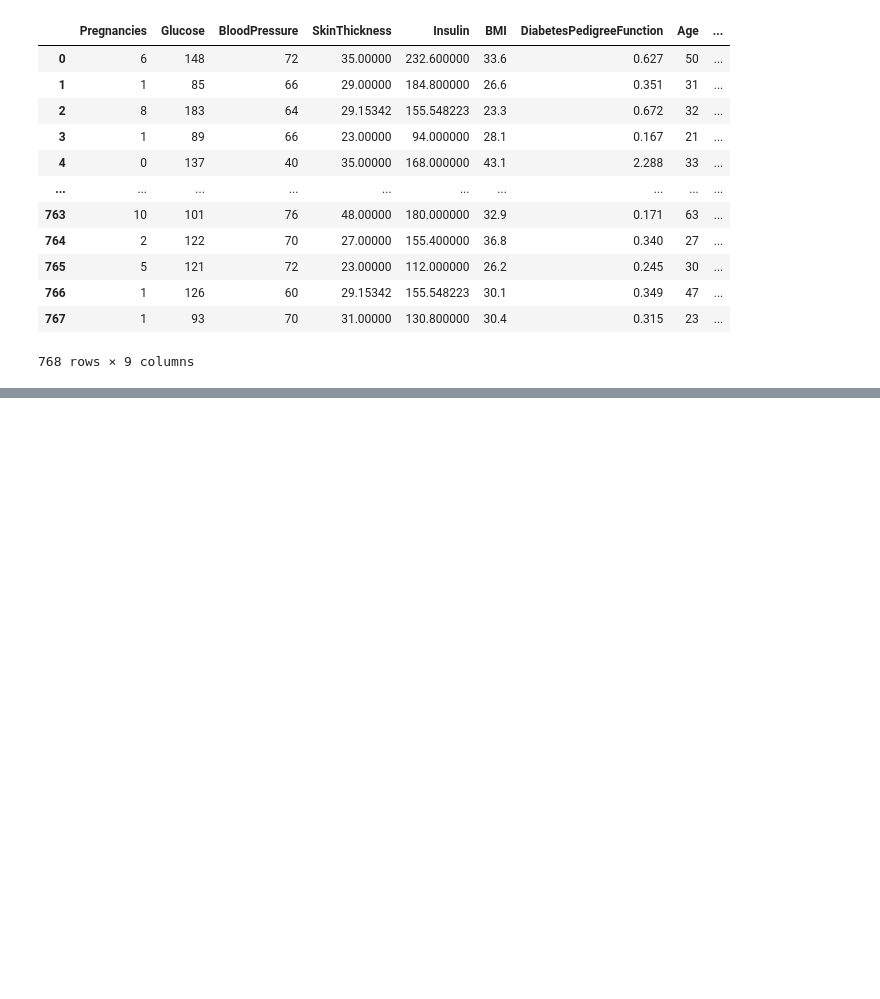
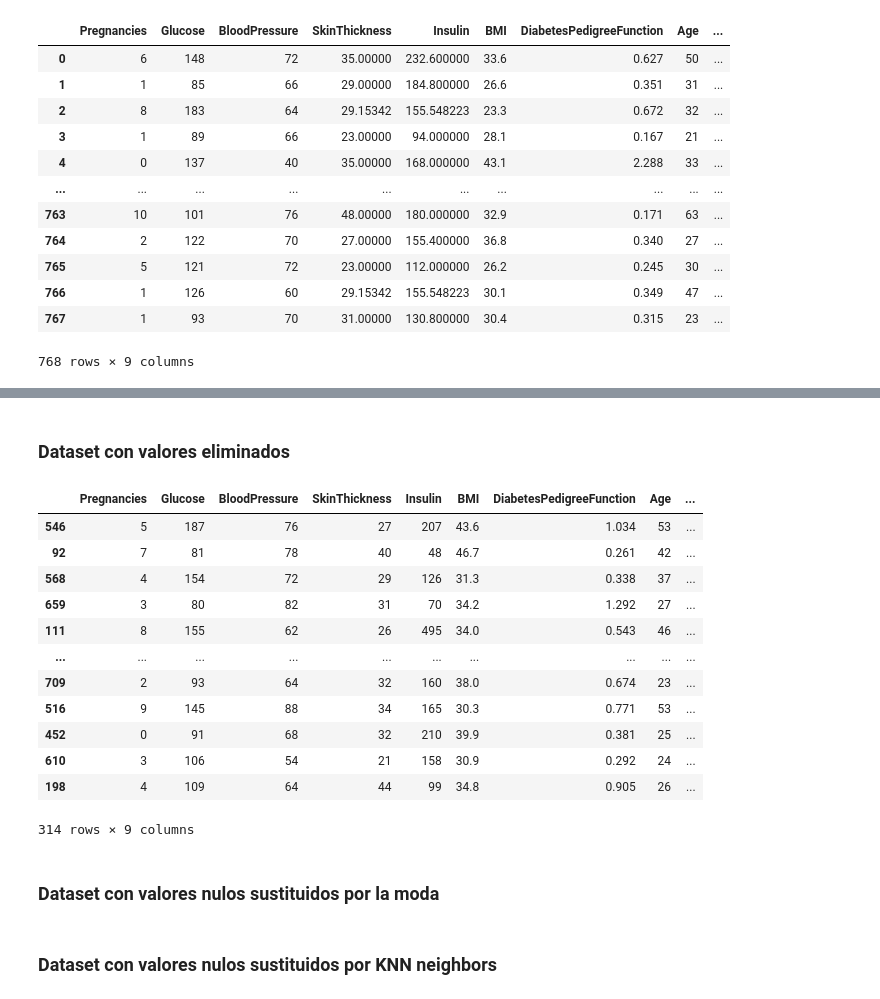
Before and after one commit to 4GeeksAcademy/sayons-intro-ml-new, a Jupyter notebook: src/04-decision-tree-eda.ipynb, the cells around one changed output, grey strips where cells are left out. Saved outputs shown, nothing was run; the diff lists cells and outputs as text; code cells hidden in the pictures; blank space fills up the shorter version.

```diff
--- a/src/04-eda-decision-tree.ipynb
+++ b/src/04-decision-tree-eda.ipynb
@@ -588,0 +613,27 @@ df_kn.to_csv("C:/Users/Simón/sayons-intro-ml-new/data/raw/df_diabetes_kn.csv",
+# %% [markdown]
+### Dataset con valores eliminados
+# %%
+X_train_filtrado, X_test_filtrado, y_train_filtrado, y_test_filtrado = train_test_split(df_filtrado.drop('Outcome', axis=1),
+                                                                                        df_filtrado['Outcome'],
+                                                                                        test_size=0.2,
+                                                                                        random_state=24,
+                                                                                        stratify=df_filtrado['Outcome'])
+
+df_train_filtrado = pd.concat([X_train_filtrado, y_train_filtrado],axis=1)
+df_test_filtrado = pd.concat([X_test_filtrado, y_test_filtrado], axis=1)
+
+df_train_filtrado
+# %% [output]
+|  | Pregnancies | Glucose | BloodPressure | SkinThickness | Insulin | BMI | DiabetesPedigreeFunction | Age | ... |
+| 546 | 5 | 187 | 76 | 27 | 207 | 43.6 | 1.034 | 53 | ... |
+| 92 | 7 | 81 | 78 | 40 | 48 | 46.7 | 0.261 | 42 | ... |
+| 568 | 4 | 154 | 72 | 29 | 126 | 31.3 | 0.338 | 37 | ... |
+| 659 | 3 | 80 | 82 | 31 | 70 | 34.2 | 1.292 | 27 | ... |
+| 111 | 8 | 155 | 62 | 26 | 495 | 34.0 | 0.543 | 46 | ... |
+| ... | ... | ... | ... | ... | ... | ... | ... | ... | ... |
+| 709 | 2 | 93 | 64 | 32 | 160 | 38.0 | 0.674 | 23 | ... |
+| 516 | 9 | 145 | 88 | 34 | 165 | 30.3 | 0.771 | 53 | ... |
+| 452 | 0 | 91 | 68 | 32 | 210 | 39.9 | 0.381 | 25 | ... |
+| 610 | 3 | 106 | 54 | 21 | 158 | 30.9 | 0.292 | 24 | ... |
+| 198 | 4 | 109 | 64 | 44 | 99 | 34.8 | 0.905 | 26 | ... |
+314 rows × 9 columns
@@ -588,0 +643,2 @@ df_kn.to_csv("C:/Users/Simón/sayons-intro-ml-new/data/raw/df_diabetes_kn.csv",
+# %% [markdown]
+### Dataset con valores nulos sustituidos por la moda
@@ -588,0 +657,2 @@ df_kn.to_csv("C:/Users/Simón/sayons-intro-ml-new/data/raw/df_diabetes_kn.csv",
+# %% [markdown]
+### Dataset con valores nulos sustituidos por KNN neighbors
```
Also changed, not shown: parts of 11 cells of this notebook, 13 other files.
